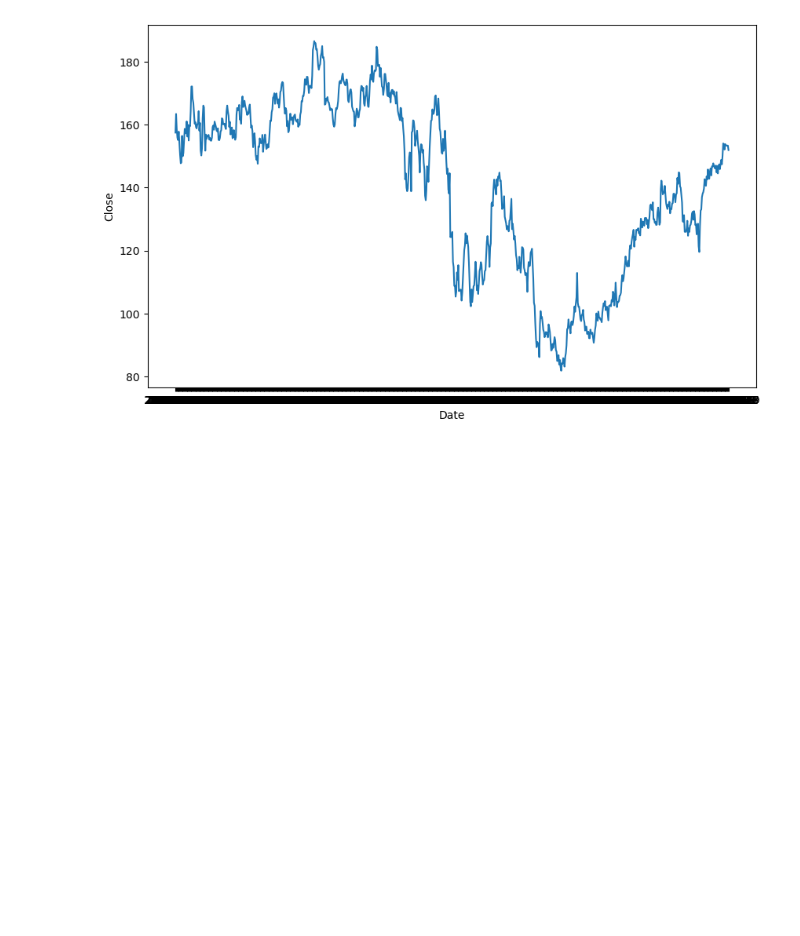
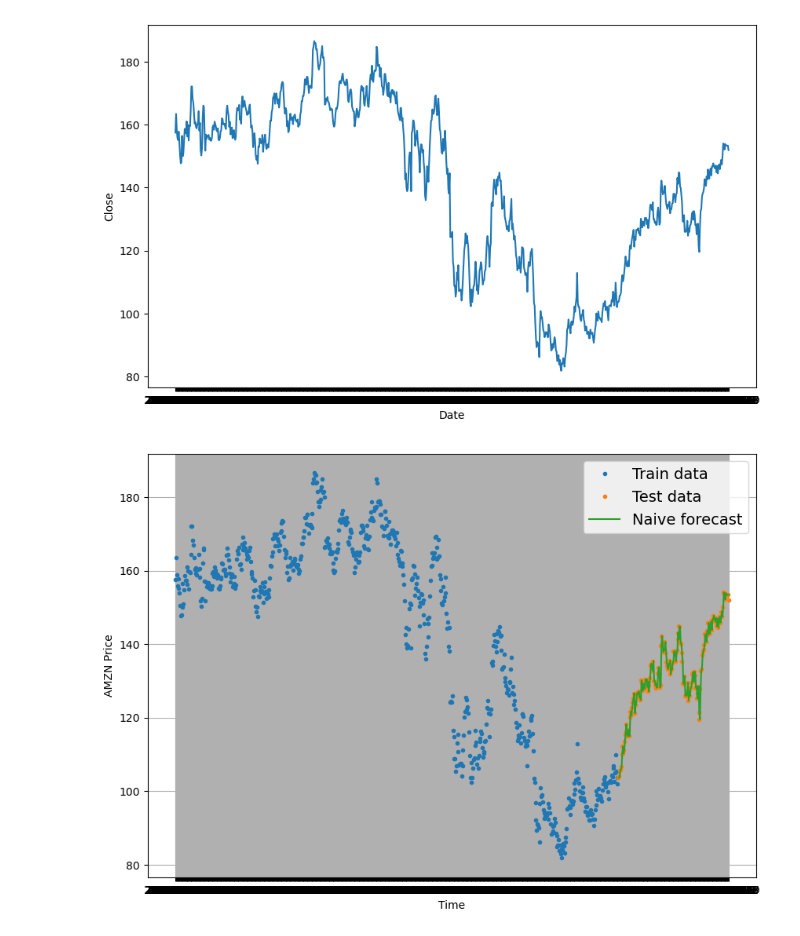
Before and after one commit to mrrkdas/Finance, a Jupyter notebook: Models.ipynb, the cells around one changed output. Drawn from its saved outputs; the diff is of its cells as text; code cells hidden in the pictures; blank space fills up the shorter version.

Commit message:
finished naive bayes, drift method

```diff
--- a/Models.ipynb
+++ b/Models.ipynb
@@ -20,3 +20,43 @@ sns.lineplot(x="Date", y="Close", data=df)
 # %% [output]
 <Axes: xlabel='Date', ylabel='Close'>
 [figure]
+# %%
+# Create a function to plot time series data
+def plot_time_series(timesteps, values, format='.', start=0, end=None, label=None):
+    """
+    Plots a timesteps (a series of points in time) against values (a series of values across timesteps).
+
+    Parameters
+    ---------
+    timesteps : array of timesteps
+    values : array of values across time
+    format : style of plot, default "."
+    start : where to start the plot (setting a value will index from start of timesteps & values)
+    end : where to end the plot (setting a value will index from end of timesteps & values)
+    label : label to show on plot of values
+    """
+    # Plot the series
+
+    plt.plot(timesteps[start:end], values[start:end], format, label=label)
+    plt.xlabel("Time")
+    plt.ylabel("AMZN Price")
+    if label:
+        plt.legend(fontsize=14) # make label bigger
+    plt.grid(True)
+# %%
+dates = df["Date"]
+close = df["Close"]
+
+split_size = round(len(dates) * 0.8)
+
+train_dates, train_close = dates[:split_size], close[:split_size]
+test_dates, test_close = dates[split_size:], close[split_size:]
+# %%
+naive_forecast = test_close[:-1]
+# %%
+plt.figure(figsize=(10, 7))
+plot_time_series(timesteps=train_dates, values=train_close, label="Train data")
+plot_time_series(timesteps=test_dates, values=test_close, label="Test data")
+plot_time_series(timesteps=test_dates[1:], values=naive_forecast, format="-", label="Naive forecast");
+# %% [output]
+[figure, added]
```
